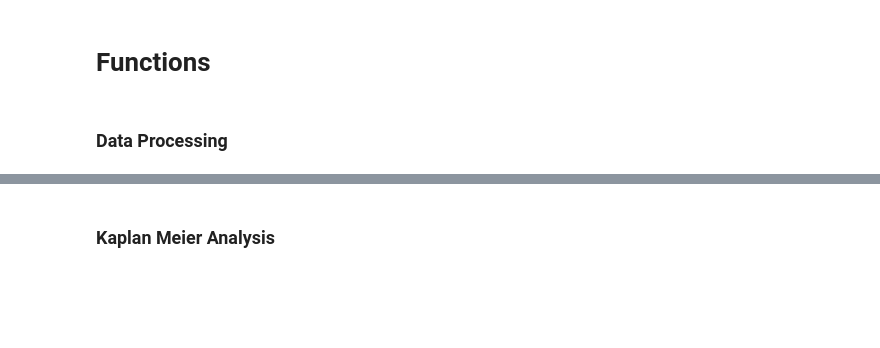
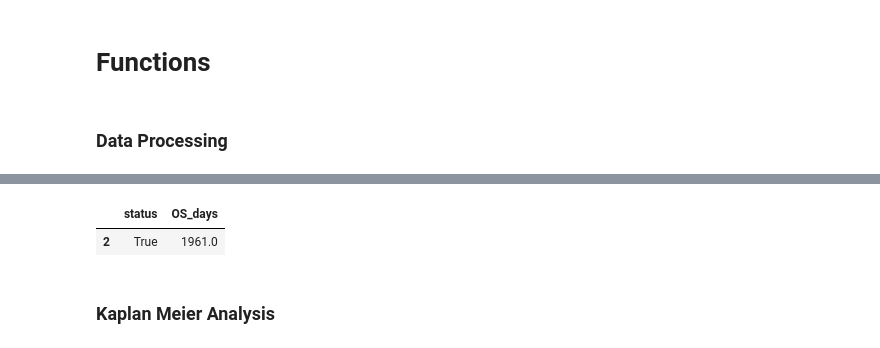
Before and after one commit to cmy96/fyp, a Jupyter notebook: Code/Kaplan Meier module.ipynb, the cells around one changed output, grey strips where cells are left out. Cells and saved outputs as stored; diff of their text form; code cells hidden in the pictures; blank space fills up the shorter version.

```diff
--- a/Code/Kaplan Meier module.ipynb
+++ b/Code/Kaplan Meier module.ipynb
@@ -243,3 +320,8 @@ df_dict["10_years"]["OS"].head()
+# %%
+model_data_dict['group 3']['layer 1']['Y'].head(1)
+# %% [output]
+|  | status | OS_days |
+| 2 | True | 1961.0 |
 # %% [markdown]
 ### Kaplan Meier Analysis
 # %%
```
Also changed, not shown: parts of 7 cells of this notebook, 1 other file.
